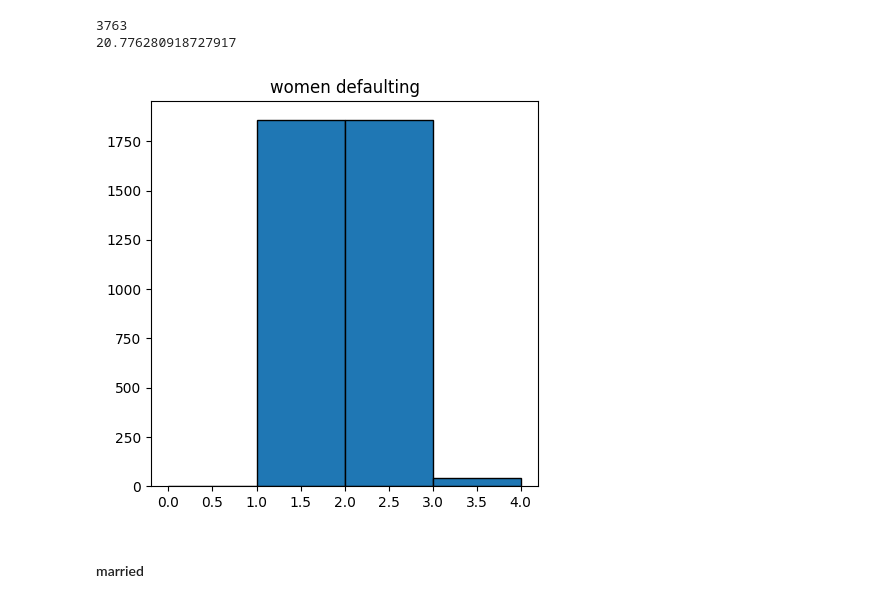
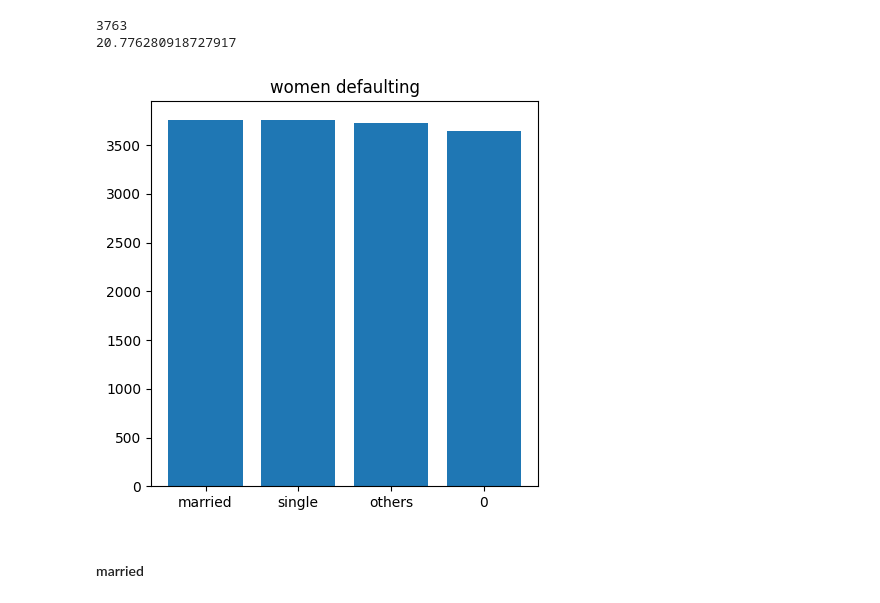
Before and after one commit to AnshikaJain2405/OrionDataAnalyticsInternshipJul23, a Jupyter notebook: notebooks/EDA.ipynb, the cells around one changed output. Saved outputs shown, nothing was run; the diff lists cells and outputs as text; code cells hidden in the pictures.

Commit message:
made wide to long data, subplots

```diff
--- a/notebooks/EDA.ipynb
+++ b/notebooks/EDA.ipynb
@@ -510,17 +510,17 @@ print(percent_F_def)
 # %%
 plt.figure(figsize=(5,5))
 data = filter1['MARRIAGE']
-char_num = {'single': 1, 'married': 2, 'others': 3}
-numerical_data = [char_num.get(val.lower(), 0) for val in data]
-bins = [0, 1, 2, 3, 4]
+#labels = ['single', 'married', 'others']
 
-plt.hist(numerical_data, bins, edgecolor = 'black')
+x_pos = range(len(data))
+
+plt.bar(data, x_pos)
 
 plt.title('women defaulting')
 
 plt.show()
 # %% [output]
-[figure, old version]
+[figure, new version]
 # %% [markdown]
 #### married
 # %%
```
Also changed, not shown: parts of 16 cells of this notebook.
